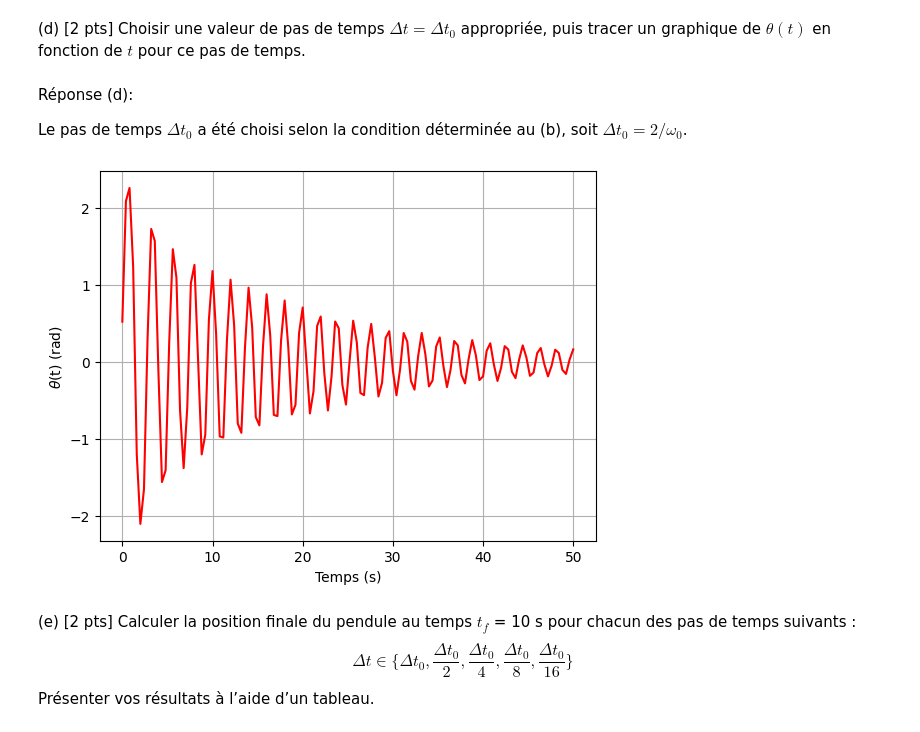
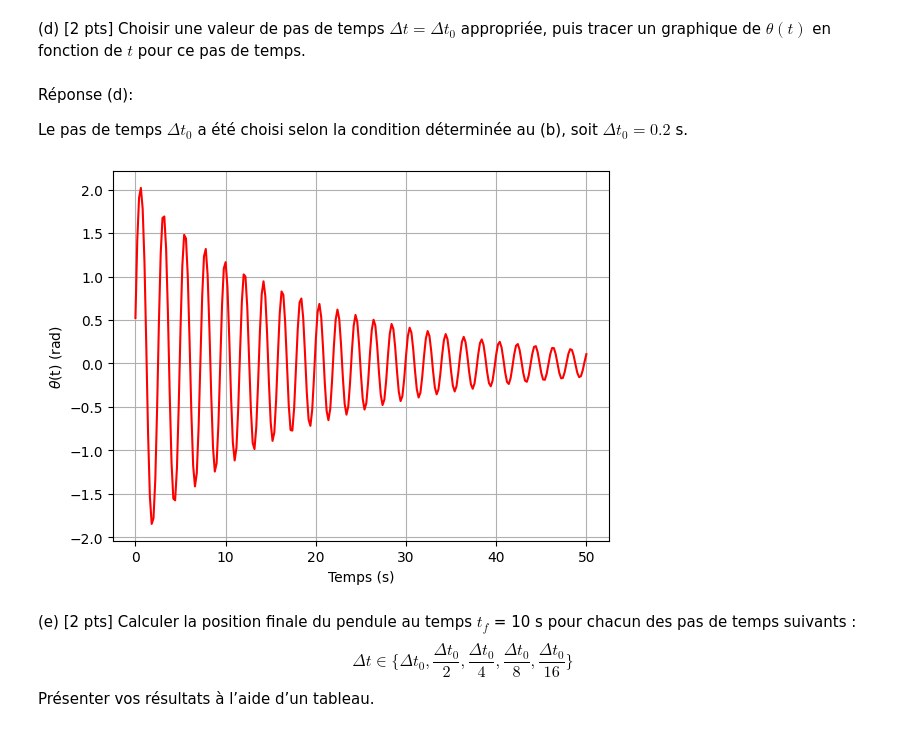
Before and after one commit to mldessu/projetsimu, a Jupyter notebook: Devoir 2/Equation_de_Newton.ipynb, the cells around one changed output. Cells and saved outputs as stored; diff of their text form; code cells hidden in the pictures.

Commit message:
Erreur graphique

```diff
--- a/Devoir 2/Equation_de_Newton.ipynb
+++ b/Devoir 2/Equation_de_Newton.ipynb
@@ -49,7 +49,7 @@ de $\theta(t)$ en fonction de $t$ pour ce pas de temps.
 # %% [markdown]
 Réponse (d):
 
-Le pas de temps $\Delta t_0$ a été choisi selon la condition déterminée au (b), soit $\Delta t_0=2/\omega_0$.
+Le pas de temps $\Delta t_0$ a été choisi selon la condition déterminée au (b), soit $\Delta t_0=0.2$ s.
 # %%
 import numpy as np
 import matplotlib.pyplot as plt
@@ -57,35 +57,35 @@ import matplotlib.pyplot as plt
 # Paramètres physiques du problème
 g = 9.81     # Champ gravitationnel (m²/s)
 m = 1.000    # Masse du pendule (kg)
 L = 1.000    # Longueur du câble (m)
 beta = 0.1   # Constante d'amortissement (1/s)
 
 # Conditions initiales
 theta0 = np.pi/6        # Position initiale (rad)
 omega0 = 5              # Vitesse inititale (rad/s)
 
 # Paramètres généraux de simulation
 tf = 50              # Temps final (s)
-dt0 = 2/omega0       # Pas de temps le plus élevé (s)
+dt0 = 0.2      # Pas de temps le plus élevé (s)
 N = tf/dt0            # Nombre d'itérations (conseil : s'assurer que dt soit un multiple entier de tf)
 
 # Initialisation
 t = np.arange(0, tf + dt0, dt0)  # Vecteur des valeurs t_n
 theta = np.zeros(int(N + 1))  # Vecteur des valeurs theta_n
 theta[0] = theta0
 theta[1] = theta0 + (1 - (beta * dt0) / 2) * omega0 * dt0 - (g / (2 * L) * (dt0 ** 2)) * np.sin(theta0)
 
 # Exécution
 for n in range(2, int(N + 1)):
     theta[n] = (4 * theta[n-1] - (2 - beta * dt0) * theta[n-2] - ((2 * g) / L * (dt0 ** 2)) * np.sin(theta[n-1])) / (2 + beta * dt0)
 
 plt.plot(t, theta, color='red')
 plt.xlabel('Temps (s)')
 plt.ylabel(r'$\theta$(t) (rad)')
 plt.grid()
 plt.show()
 # %% [output]
-[figure, old version]
+[figure, new version]
 # %% [markdown]
 (e) [2 pts] Calculer la position finale du pendule au temps $t_f$ = 10 s pour chacun des pas de
 temps suivants :
```
Also changed, not shown: parts of 3 cells of this notebook.
